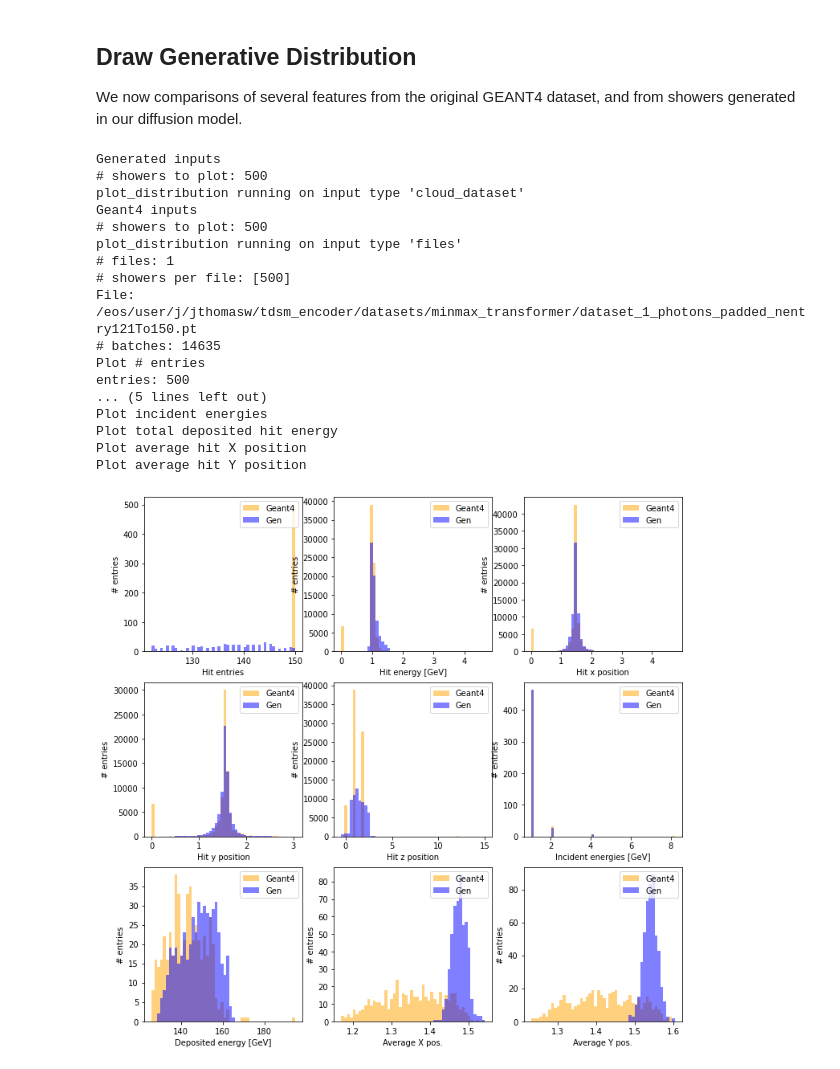
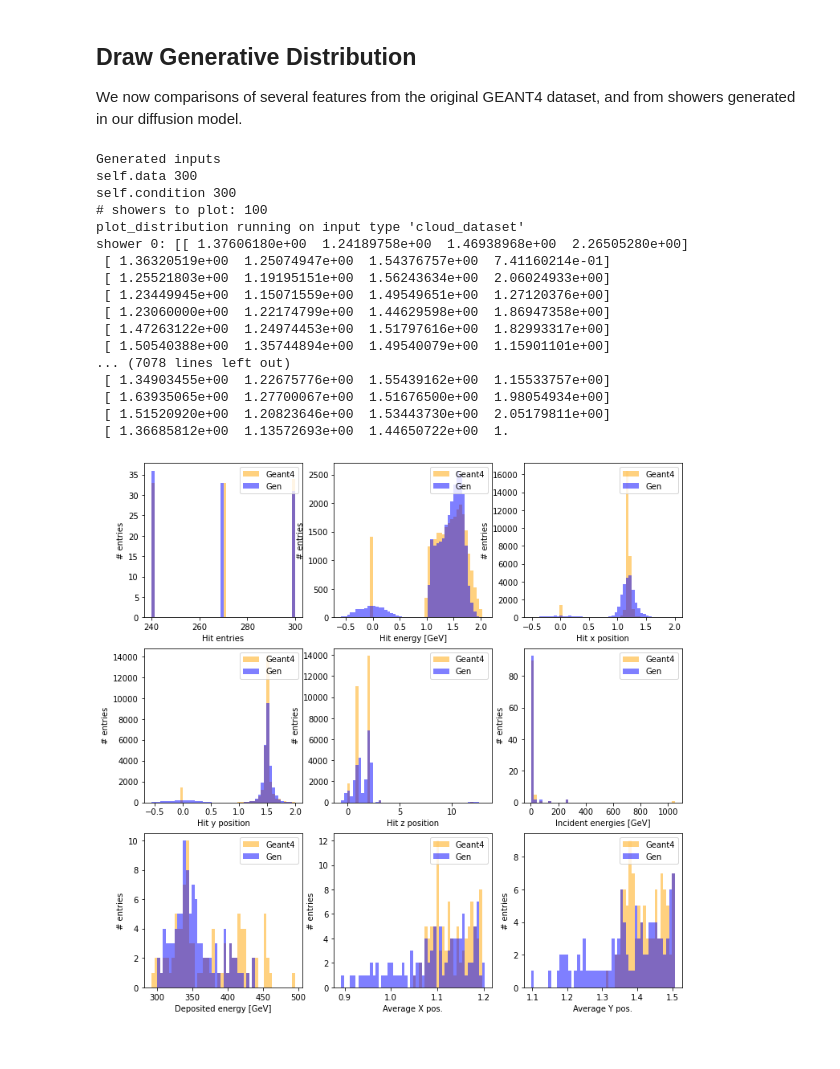
Before and after one commit to vincentchen566/tdsm_encoder, a Jupyter notebook: tdsm_encoder.ipynb, the cells around one changed output. Saved outputs shown, nothing was run; the diff lists cells and outputs as text; code cells hidden in the pictures.

Commit message:
updated notebook sampling to generate samples padded to different max_hits, mimicking the bucketed files with which we compare

```diff
--- a/tdsm_encoder.ipynb
+++ b/tdsm_encoder.ipynb
@@ -30,7 +30,8 @@ device = 'cuda' if torch.cuda.is_available() else 'cpu'
 padding_value = 0.0
 
 dataset = "dataset_1_photons_padded_nentry"
-dataset_store_path = "/eos/user/j/jthomasw/tdsm_encoder/datasets/minmax_transformer/" # This works!
+#dataset_store_path = "/eos/user/j/jthomasw/tdsm_encoder/datasets/minmax_transformer/"
+dataset_store_path = "/eos/user/j/jthomasw/tdsm_encoder/datasets/test_3/"
 #dataset_store_path = "/eos/user/j/jthomasw/tdsm_encoder/datasets/power_transformer/"
 transform = None
 transform_y = None
@@ -42,7 +43,7 @@ workingdir = "./"
 train_ratio = 0.8
 batch_size = 64
 lr = 0.0001
-n_epochs = 50
+n_epochs = 100
 ### SDE PARAMETERS ###
 SDE = 'VP'
 if SDE == 'VP':
@@ -79,7 +80,7 @@ print('Working directory: ', workingdir)
 files_list_ = []
 for filename in os.listdir(dataset_store_path):
     #if fnmatch.fnmatch(filename, dataset + '12*.pt') or fnmatch.fnmatch(filename, dataset + '21*.pt') or fnmatch.fnmatch(filename, dataset + '30*.pt'):
-    if fnmatch.fnmatch(filename, dataset + '12*.pt'):
+    if fnmatch.fnmatch(filename, dataset + '2*.pt'):
         files_list_.append(os.path.join(dataset_store_path, filename))
 print(files_list_)
 
@@ -1133,11 +1172,11 @@ import utils, sys
 import util.display
 
 # Ensure plots contain the same number of showers for Geant4 and the generated sample
-n_showers_2_gen =  500
+n_showers_2_gen =  100
 
 # Distributions object for generated files
 print(f'Generated inputs')
-output_directory = 'sampling_100samplersteps_20230821_1520_output'
+output_directory = 'sampling_100samplersteps_20230825_1403_output'
 plot_file_name = os.path.join(output_directory, 'sample.pt')
 custom_data = utils.cloud_dataset(plot_file_name,device=device)
 # When providing just cloud dataset, energy_trans_file needs to include full path
@@ -1232,46 +1271,46 @@ ax[2][0].set_xlabel('Deposited energy [GeV]')
 ax[2][0].hist(total_deposited_e_shower, bins, alpha=0.5, color='orange', label='Geant4')
 ax[2][0].hist(total_deposited_e_shower_gen, bins, alpha=0.5, color='blue', label='Gen')
 #ax[2][0].set_yscale('log')
 ax[2][0].legend(loc='upper right')
 
 print('Plot average hit X position')
 bins=np.histogram(np.hstack((average_x_shower_geant,average_x_shower_gen)), bins=50)[1]
 ax[2][1].set_ylabel('# entries')
 ax[2][1].set_xlabel('Average X pos.')
 ax[2][1].hist(average_x_shower_geant, bins, alpha=0.5, color='orange', label='Geant4')
 ax[2][1].hist(average_x_shower_gen, bins, alpha=0.5, color='blue', label='Gen')
 #ax[2][1].set_yscale('log')
 ax[2][1].legend(loc='upper right')
 
 print('Plot average hit Y position')
 bins=np.histogram(np.hstack((average_y_shower_geant,average_y_shower_gen)), bins=50)[1]
 ax[2][2].set_ylabel('# entries')
 ax[2][2].set_xlabel('Average Y pos.')
 ax[2][2].hist(average_y_shower_geant, bins, alpha=0.5, color='orange', label='Geant4')
 ax[2][2].hist(average_y_shower_gen, bins, alpha=0.5, color='blue', label='Gen')
 #ax[2][2].set_yscale('log')
 ax[2][2].legend(loc='upper right')
 
 fig.show()
 
 fig_name = os.path.join(output_directory, 'Geant_Gen_comparison.png')
 fig.savefig(fig_name)
 # %% [output]
 Generated inputs
-# showers to plot: 500
+self.data 300
+self.condition 300
+# showers to plot: 100
 plot_distribution running on input type 'cloud_dataset'
-Geant4 inputs
-# showers to plot: 500
-plot_distribution running on input type 'files'
-# files: 1
-# showers per file: [500]
-File: /eos/user/j/jthomasw/tdsm_encoder/datasets/minmax_transformer/dataset_1_photons_padded_nentry121To150.pt
-# batches: 14635
-Plot # entries
-entries: 500
-... (5 lines left out)
-Plot incident energies
-Plot total deposited hit energy
-Plot average hit X position
-Plot average hit Y position
+shower 0: [[ 1.37606180e+00  1.24189758e+00  1.46938968e+00  2.26505280e+00]
+ [ 1.36320519e+00  1.25074947e+00  1.54376757e+00  7.41160214e-01]
+ [ 1.25521803e+00  1.19195151e+00  1.56243634e+00  2.06024933e+00]
+ [ 1.23449945e+00  1.15071559e+00  1.49549651e+00  1.27120376e+00]
+ [ 1.23060000e+00  1.22174799e+00  1.44629598e+00  1.86947358e+00]
+ [ 1.47263122e+00  1.24974453e+00  1.51797616e+00  1.82993317e+00]
+ [ 1.50540388e+00  1.35744894e+00  1.49540079e+00  1.15901101e+00]
+... (7078 lines left out)
+ [ 1.34903455e+00  1.22675776e+00  1.55439162e+00  1.15533757e+00]
+ [ 1.63935065e+00  1.27700067e+00  1.51676500e+00  1.98054934e+00]
+ [ 1.51520920e+00  1.20823646e+00  1.53443730e+00  2.05179811e+00]
+ [ 1.36685812e+00  1.13572693e+00  1.44650722e+00  1.
-[figure, old version]
+[figure, new version]
```
Also changed, not shown: parts of 6 cells of this notebook, 3 other files.
